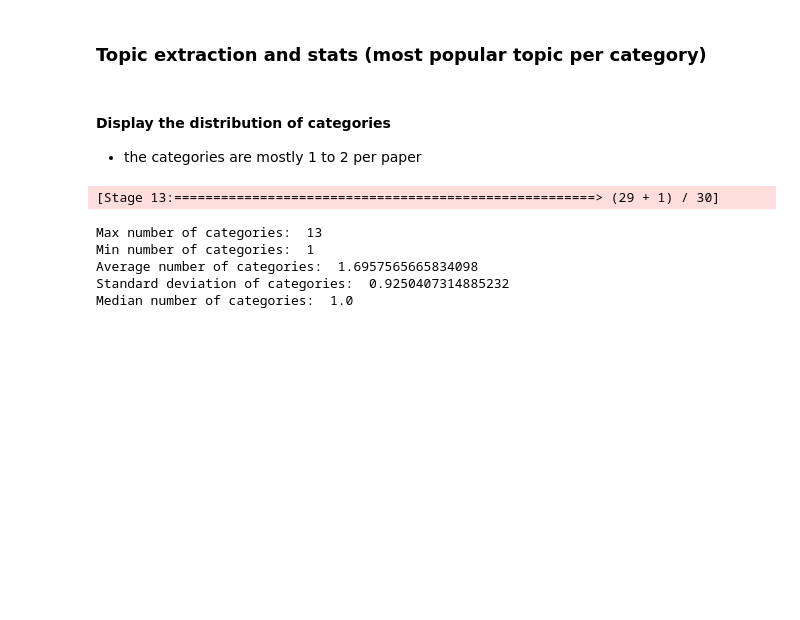
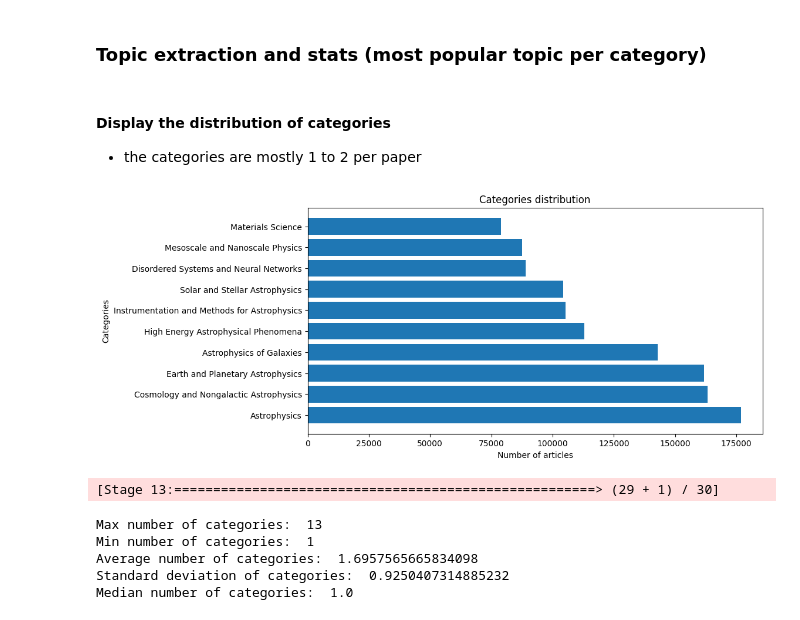
Before and after one commit to Ca3zsar/ArXiv-Literature-Analyser, a Jupyter notebook: bigdata.ipynb, the cells around one changed output. Drawn from its saved outputs; the diff is of its cells as text; code cells hidden in the pictures; blank space fills up the shorter version.

Commit message:
Added graphic

```diff
--- a/bigdata.ipynb
+++ b/bigdata.ipynb
@@ -563,6 +563,27 @@ category_map = {'astro-ph': 'Astrophysics',
 # %% [markdown]
 #### **Display the distribution of categories**
 - the categories are mostly 1 to 2 per paper
+# %%
+categories = arxiv_dataset.select("categories")
+categories = (
+    categories.rdd.map(lambda x: x.categories)
+    .map(lambda x: x.split(" "))
+    .map(lambda x: [item for item in x])
+    .flatMap(lambda x: x)
+)
+
+categories_count = categories.countByValue()
+categories_count = dict(sorted(categories_count.items(), key=lambda x: x[1], reverse=True))
+# %%
+# plot the categories distribution on horizontal bar chart (top 10) and use category_map to map the categories
+plt.figure(figsize=(10, 5))
+plt.barh(list(category_map.values())[:10], list(categories_count.values())[:10])
+plt.title("Categories distribution")
+plt.xlabel("Number of articles")
+plt.ylabel("Categories")
+plt.show()
+# %% [output]
+[figure, added]
 # %%
 categories_length = arxiv_dataset.select(size(split(arxiv_dataset.categories, " ")).alias("categories_length"))
 # %%
```
Also changed, not shown: 1 other file.
